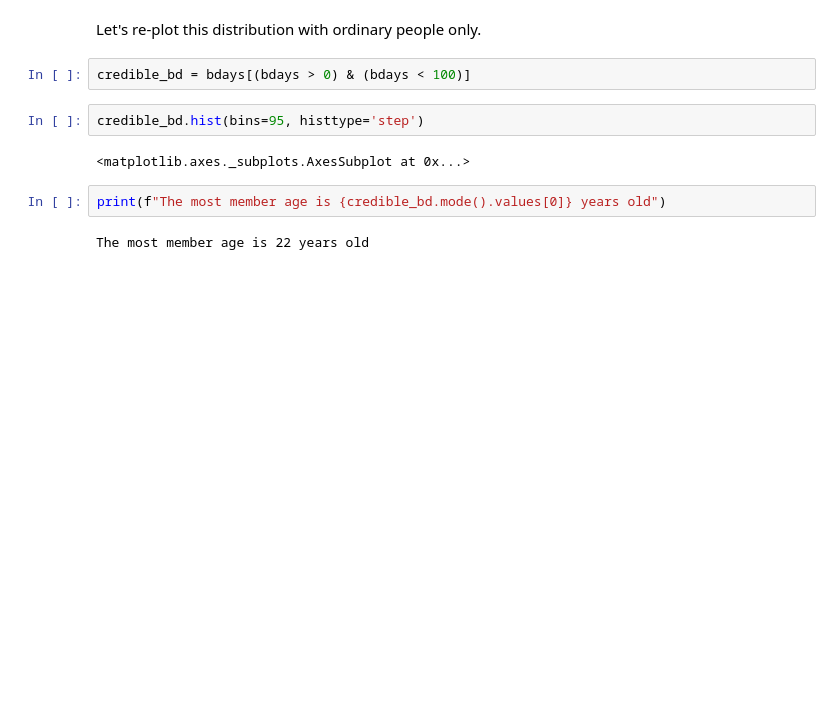
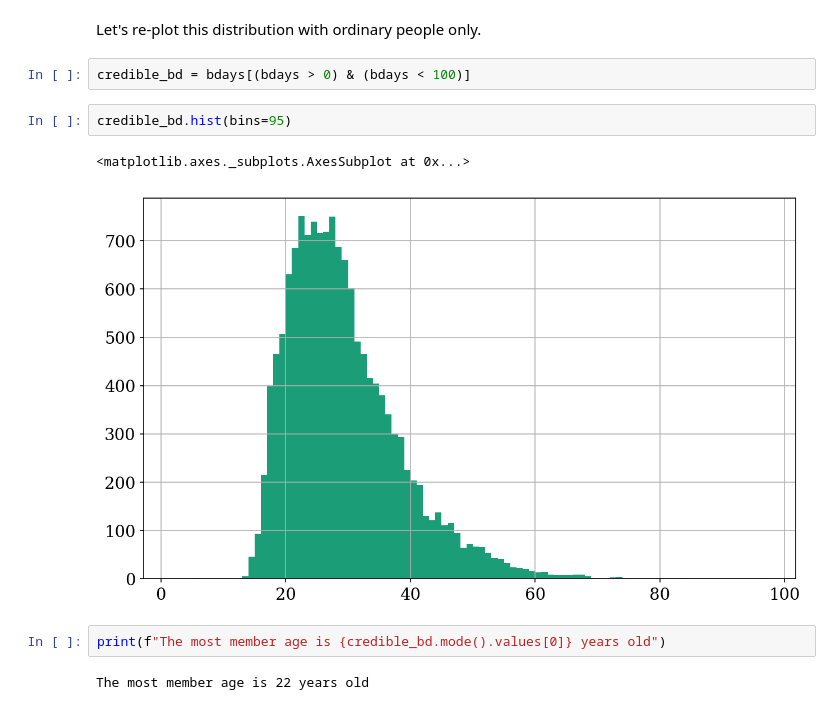
Before and after one commit to PaulPruliere/wsdm, a Jupyter notebook: wsdm.ipynb, the cells around one changed output. Drawn from its saved outputs; the diff is of its cells as text; blank space fills up the shorter version.

Commit message:
plot registration

```diff
--- a/wsdm.ipynb
+++ b/wsdm.ipynb
@@ -113,9 +113,10 @@ Let's re-plot this distribution with ordinary people only.
 # %%
 credible_bd = bdays[(bdays > 0) & (bdays < 100)]
 # %%
-credible_bd.hist(bins=95, histtype='step')
+credible_bd.hist(bins=95)
 # %% [output]
 <matplotlib.axes._subplots.AxesSubplot at 0x...>
+[figure, added]
 # %%
 print(f"The most member age is {credible_bd.mode().values[0]} years old")
 # %% [output]
```
Also changed, not shown: parts of 1 cell of this notebook.
